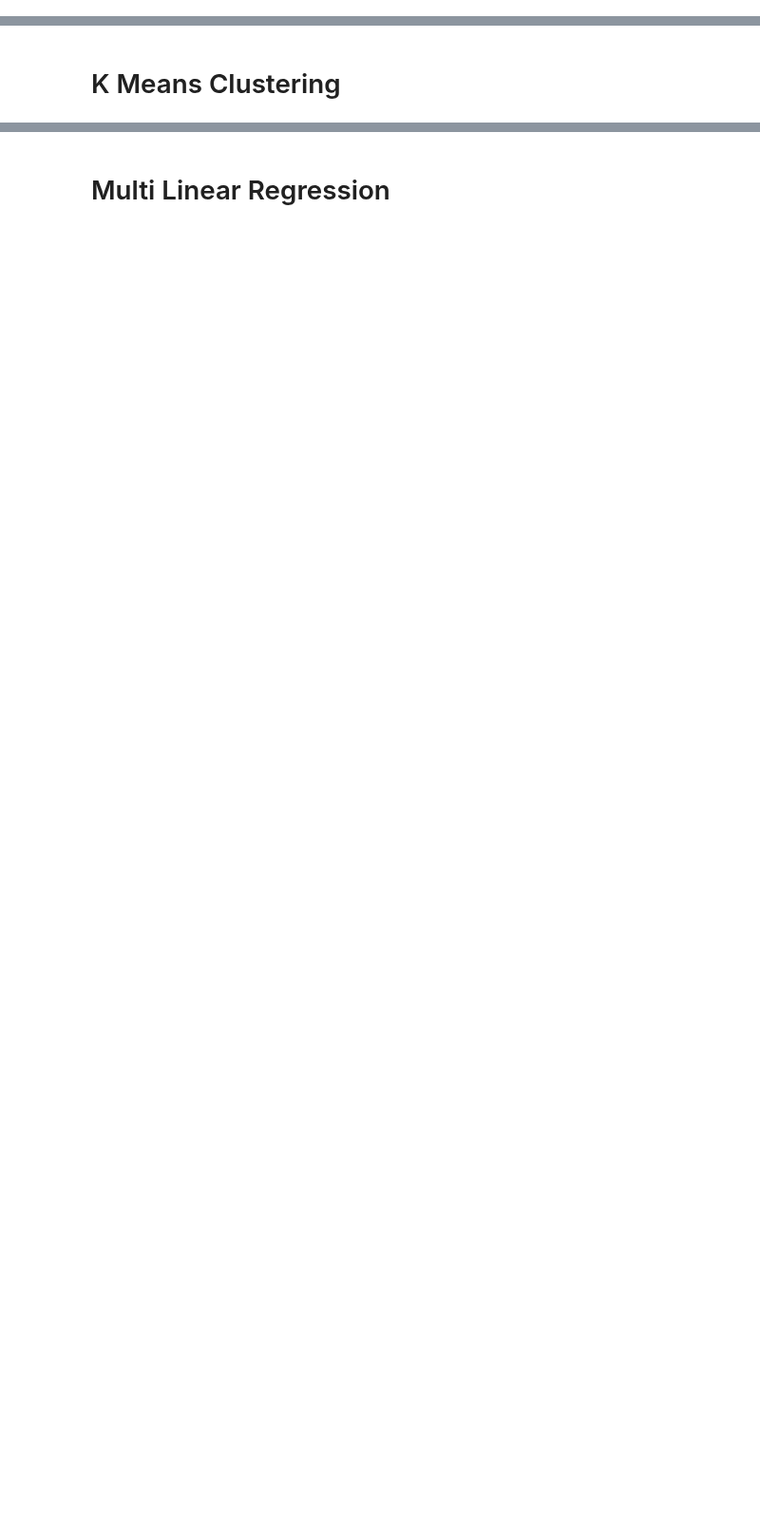
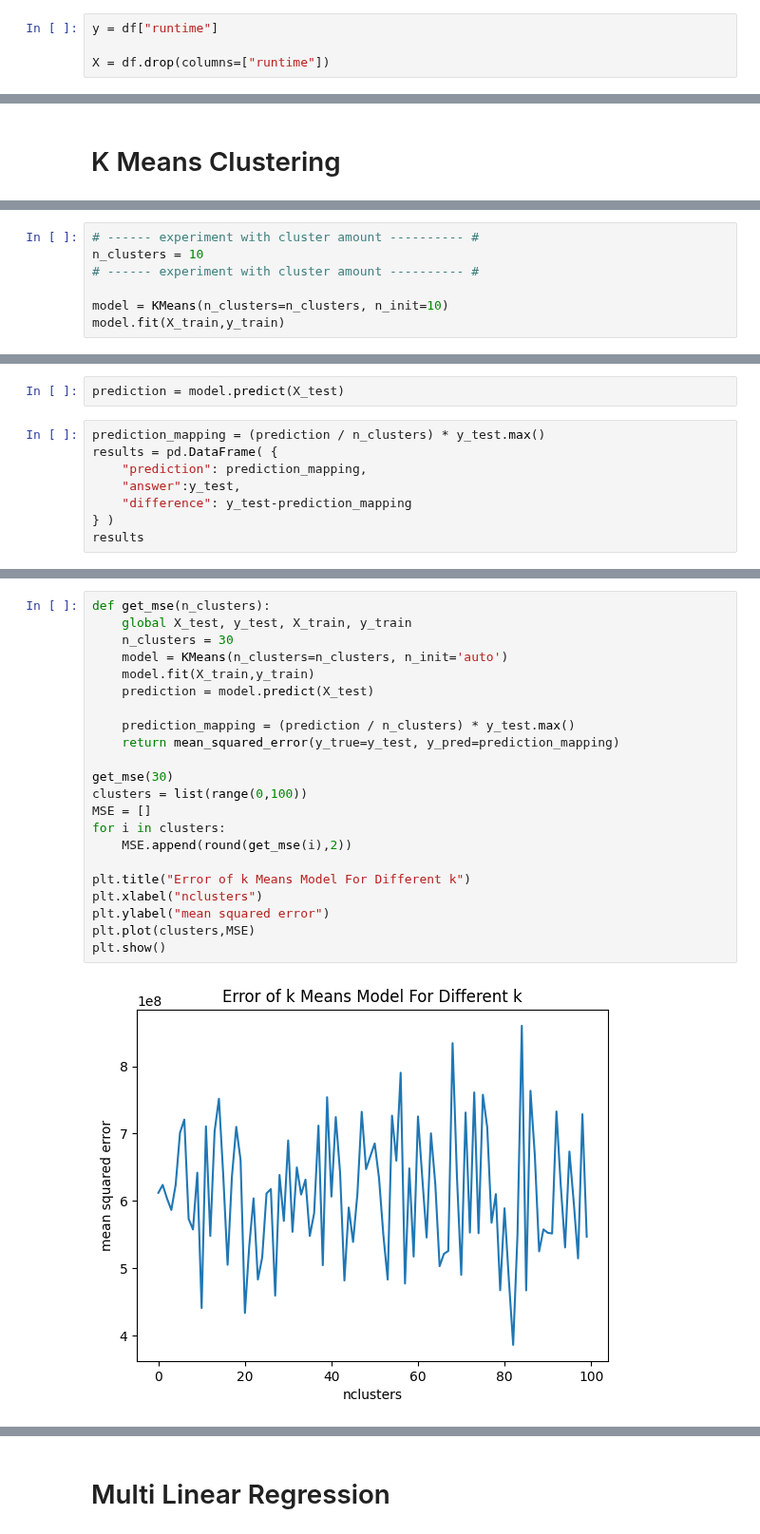
Before and after one commit to devinshende/learning-ml, a Jupyter notebook: prediction.ipynb, the cells around one changed output, grey strips where cells are left out. Shown at 95% size. Cells and saved outputs as stored; diff of their text form; blank space fills up the shorter version.

Commit message:
k means clustering

```diff
--- a/prediction.ipynb
+++ b/prediction.ipynb
@@ -25,3 +27,7 @@ df.head()
 | 4 | 9008 | 0.170005 | 0.454545 | 1.0 | 1.000000 | 0.144583 | 0.833333 | ... |
 # %% [markdown]
 Now let's try to make some models and see what we can do!
+# %%
+y = df["runtime"]
+
+X = df.drop(columns=["runtime"])
@@ -29,0 +57,7 @@ Now let's try to make some models and see what we can do!
+# %%
+# ------ experiment with cluster amount ---------- #
+n_clusters = 10
+# ------ experiment with cluster amount ---------- #
+
+model = KMeans(n_clusters=n_clusters, n_init=10)
+model.fit(X_train,y_train)
@@ -29,0 +66,10 @@ Now let's try to make some models and see what we can do!
+# %%
+prediction = model.predict(X_test)
+# %%
+prediction_mapping = (prediction / n_clusters) * y_test.max()
+results = pd.DataFrame( {
+    "prediction": prediction_mapping,
+    "answer":y_test,
+    "difference": y_test-prediction_mapping
+} )
+results
@@ -29,0 +96,24 @@ Now let's try to make some models and see what we can do!
+# %%
+def get_mse(n_clusters):
+    global X_test, y_test, X_train, y_train
+    n_clusters = 30
+    model = KMeans(n_clusters=n_clusters, n_init='auto')
+    model.fit(X_train,y_train)
+    prediction = model.predict(X_test)
+
+    prediction_mapping = (prediction / n_clusters) * y_test.max()
+    return mean_squared_error(y_true=y_test, y_pred=prediction_mapping)
+
+get_mse(30)
+clusters = list(range(0,100))
+MSE = []
+for i in clusters:
+    MSE.append(round(get_mse(i),2))
+
+plt.title("Error of k Means Model For Different k")
+plt.xlabel("nclusters")
+plt.ylabel("mean squared error")
+plt.plot(clusters,MSE)
+plt.show()
+# %% [output]
+[figure, added]
```
Also changed, not shown: parts of 9 cells of this notebook, 2 other files.
